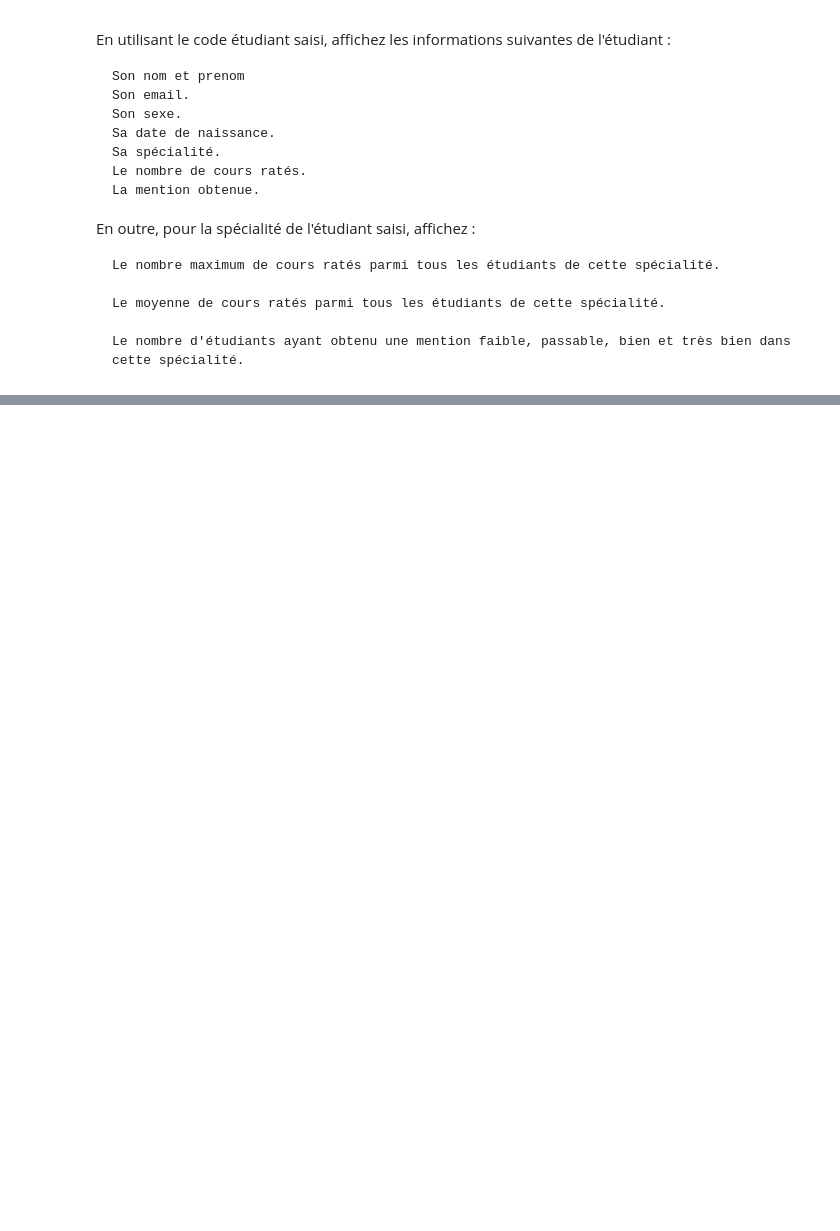
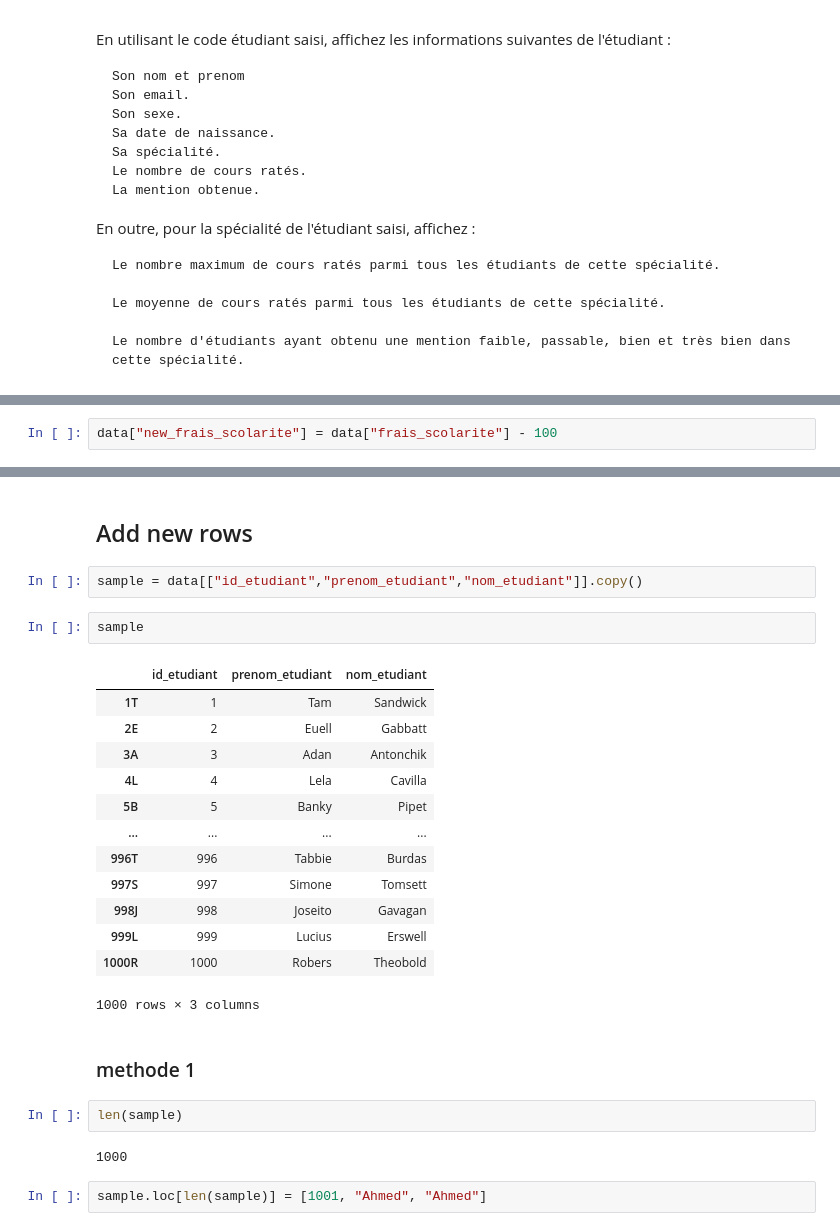
Before and after one commit to MeherKh/machine_learning_manip, a Jupyter notebook: student_use_case.ipynb, the cells around one changed output, grey strips where cells are left out. Saved outputs shown, nothing was run; the diff lists cells and outputs as text; blank space fills up the shorter version.

```diff
--- a/student_use_case.ipynb
+++ b/student_use_case.ipynb
@@ -604,0 +473,2 @@ En outre, pour la spécialité de l'étudiant saisi, affichez :
+# %%
+data["new_frais_scolarite"] = data["frais_scolarite"] - 100
@@ -604,0 +491,28 @@ En outre, pour la spécialité de l'étudiant saisi, affichez :
+# %% [markdown]
+## Add new rows
+# %%
+sample = data[["id_etudiant","prenom_etudiant","nom_etudiant"]].copy()
+# %%
+sample
+# %% [output]
+|  | id_etudiant | prenom_etudiant | nom_etudiant |
+| 1T | 1 | Tam | Sandwick |
+| 2E | 2 | Euell | Gabbatt |
+| 3A | 3 | Adan | Antonchik |
+| 4L | 4 | Lela | Cavilla |
+| 5B | 5 | Banky | Pipet |
+| ... | ... | ... | ... |
+| 996T | 996 | Tabbie | Burdas |
+| 997S | 997 | Simone | Tomsett |
+| 998J | 998 | Joseito | Gavagan |
+| 999L | 999 | Lucius | Erswell |
+| 1000R | 1000 | Robers | Theobold |
+1000 rows × 3 columns
+# %% [markdown]
+### methode 1
+# %%
+len(sample)
+# %% [output]
+1000
+# %%
+sample.loc[len(sample)] = [1001, "Ahmed", "Ahmed"]
```
Also changed, not shown: parts of 60 cells of this notebook.
